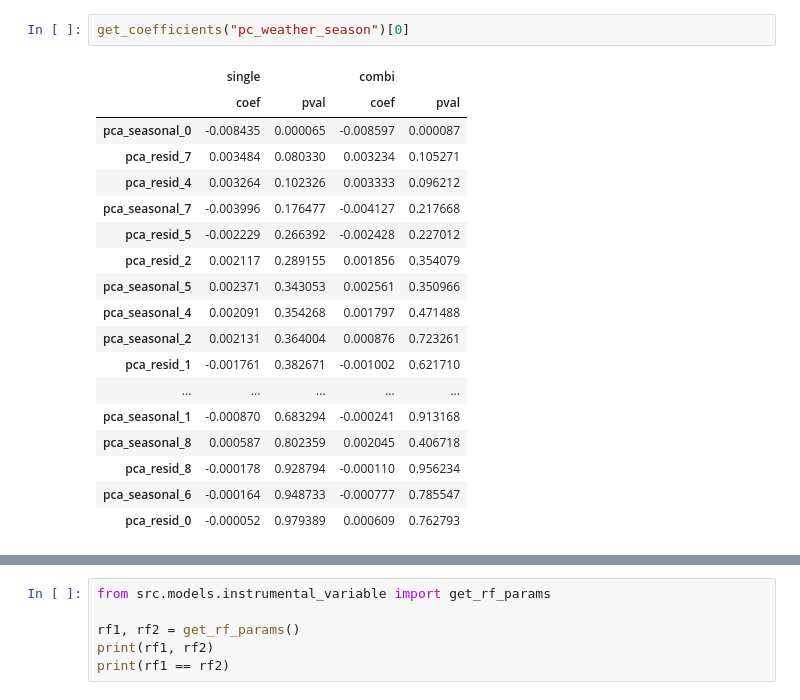
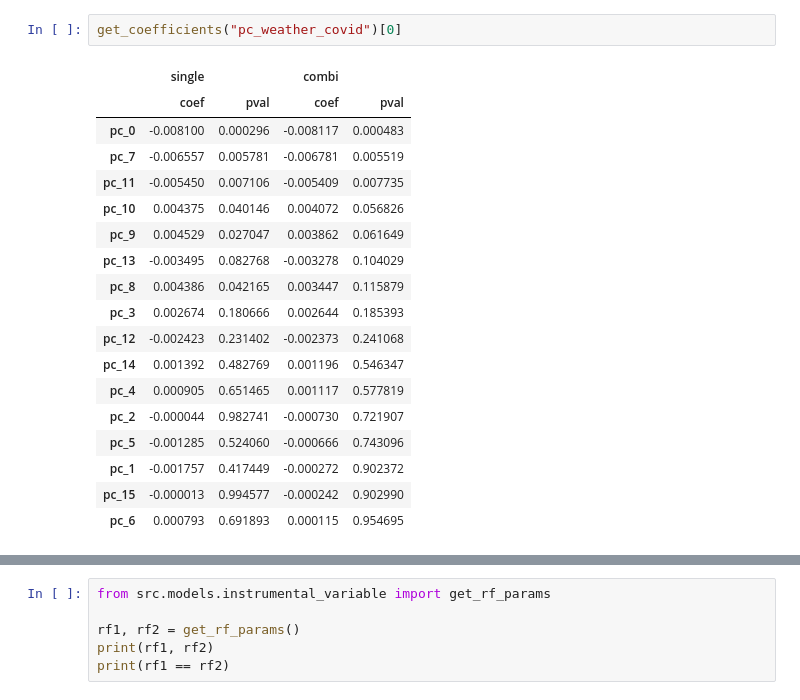
Before and after one commit to davidpomerenke/protest-impact, a Jupyter notebook: notebooks/instrumental_variable.ipynb, the cells around one changed output, grey strips where cells are left out. Drawn from its saved outputs; the diff is of its cells as text.

```diff
--- a/notebooks/instrumental_variable.ipynb
+++ b/notebooks/instrumental_variable.ipynb
@@ -60,24 +61,24 @@ get_coefficients("weather")[0]
 # %%
-get_coefficients("pc_weather_season")[0]
+get_coefficients("pc_weather_covid")[0]
 # %% [output]
 |  | single |  | combi |  |
 |  | coef | pval | coef | pval |
-| pca_seasonal_0 | -0.008435 | 0.000065 | -0.008597 | 0.000087 |
-| pca_resid_7 | 0.003484 | 0.080330 | 0.003234 | 0.105271 |
-| pca_resid_4 | 0.003264 | 0.102326 | 0.003333 | 0.096212 |
-| pca_seasonal_7 | -0.003996 | 0.176477 | -0.004127 | 0.217668 |
-| pca_resid_5 | -0.002229 | 0.266392 | -0.002428 | 0.227012 |
-| pca_resid_2 | 0.002117 | 0.289155 | 0.001856 | 0.354079 |
-| pca_seasonal_5 | 0.002371 | 0.343053 | 0.002561 | 0.350966 |
-| pca_seasonal_4 | 0.002091 | 0.354268 | 0.001797 | 0.471488 |
-| pca_seasonal_2 | 0.002131 | 0.364004 | 0.000876 | 0.723261 |
-| pca_resid_1 | -0.001761 | 0.382671 | -0.001002 | 0.621710 |
-| ... | ... | ... | ... | ... |
-| pca_seasonal_1 | -0.000870 | 0.683294 | -0.000241 | 0.913168 |
-| pca_seasonal_8 | 0.000587 | 0.802359 | 0.002045 | 0.406718 |
-| pca_resid_8 | -0.000178 | 0.928794 | -0.000110 | 0.956234 |
-| pca_seasonal_6 | -0.000164 | 0.948733 | -0.000777 | 0.785547 |
-| pca_resid_0 | -0.000052 | 0.979389 | 0.000609 | 0.762793 |
+| pc_0 | -0.008100 | 0.000296 | -0.008117 | 0.000483 |
+| pc_7 | -0.006557 | 0.005781 | -0.006781 | 0.005519 |
+| pc_11 | -0.005450 | 0.007106 | -0.005409 | 0.007735 |
+| pc_10 | 0.004375 | 0.040146 | 0.004072 | 0.056826 |
+| pc_9 | 0.004529 | 0.027047 | 0.003862 | 0.061649 |
+| pc_13 | -0.003495 | 0.082768 | -0.003278 | 0.104029 |
+| pc_8 | 0.004386 | 0.042165 | 0.003447 | 0.115879 |
+| pc_3 | 0.002674 | 0.180666 | 0.002644 | 0.185393 |
+| pc_12 | -0.002423 | 0.231402 | -0.002373 | 0.241068 |
+| pc_14 | 0.001392 | 0.482769 | 0.001196 | 0.546347 |
+| pc_4 | 0.000905 | 0.651465 | 0.001117 | 0.577819 |
+| pc_2 | -0.000044 | 0.982741 | -0.000730 | 0.721907 |
+| pc_5 | -0.001285 | 0.524060 | -0.000666 | 0.743096 |
+| pc_1 | -0.001757 | 0.417449 | -0.000272 | 0.902372 |
+| pc_15 | -0.000013 | 0.994577 | -0.000242 | 0.902990 |
+| pc_6 | 0.000793 | 0.691893 | 0.000115 | 0.954695 |
 # %%
 from src.models.instrumental_variable import get_coefficients
 
```
Also changed, not shown: parts of 9 cells of this notebook, 2 other files.
